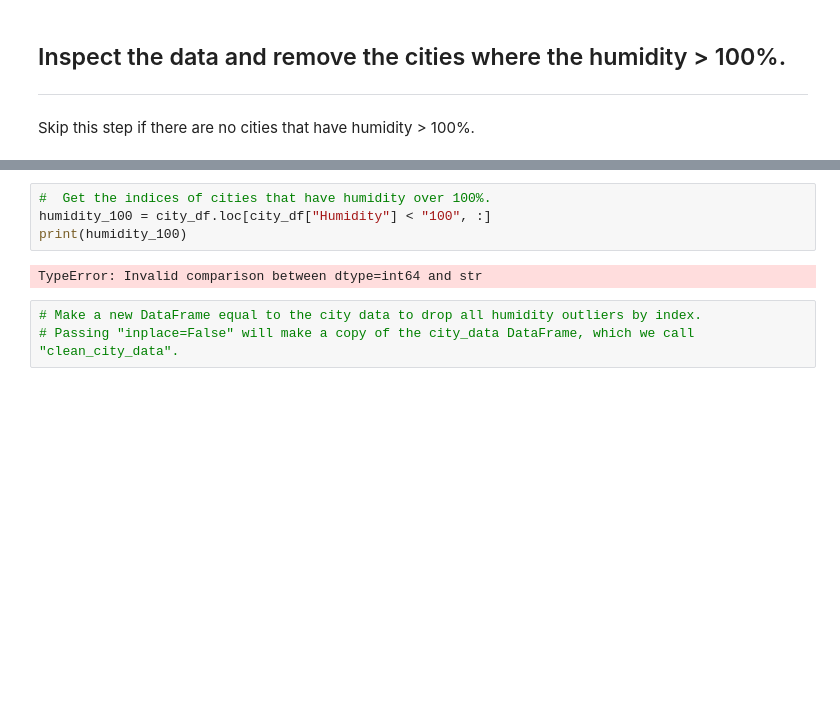
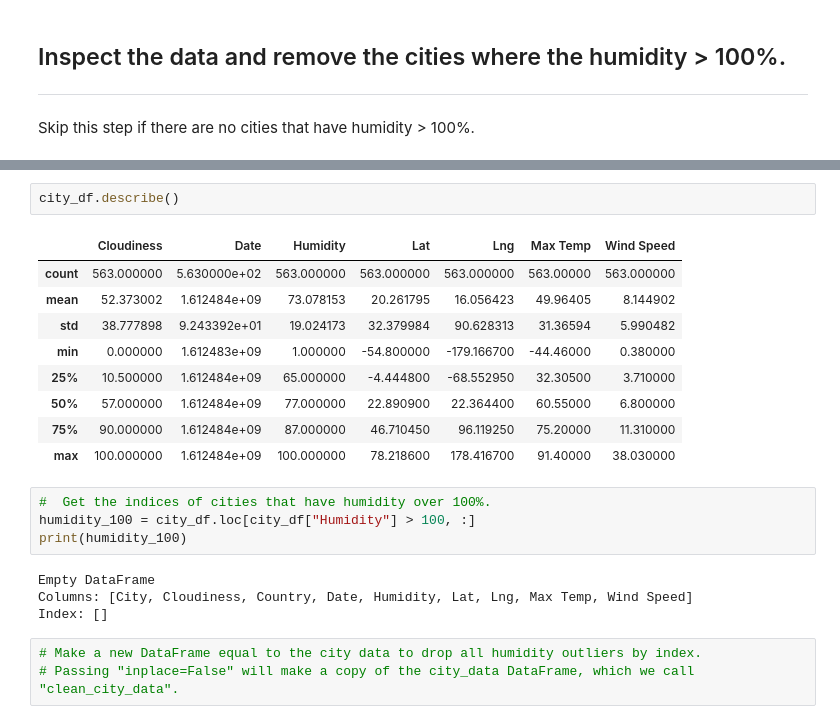
Before and after one commit to araethomp/python-api-challenge, a Jupyter notebook: WeatherPy.ipynb, the cells around one changed output, grey strips where cells are left out. Saved outputs shown, nothing was run; the diff lists cells and outputs as text; blank space fills up the shorter version.

Commit message:
loaded csv and created dataframe

```diff
--- a/WeatherPy.ipynb
+++ b/WeatherPy.ipynb
@@ -213,9 +189,23 @@ Name: Humidity, Length: 594, dtype: float64
+# %%
+city_df.describe()
+# %% [output]
+|  | Cloudiness | Date | Humidity | Lat | Lng | Max Temp | Wind Speed |
+| count | 563.000000 | 5.630000e+02 | 563.000000 | 563.000000 | 563.000000 | 563.00000 | 563.000000 |
+| mean | 52.373002 | 1.612484e+09 | 73.078153 | 20.261795 | 16.056423 | 49.96405 | 8.144902 |
+| std | 38.777898 | 9.243392e+01 | 19.024173 | 32.379984 | 90.628313 | 31.36594 | 5.990482 |
+| min | 0.000000 | 1.612483e+09 | 1.000000 | -54.800000 | -179.166700 | -44.46000 | 0.380000 |
+| 25% | 10.500000 | 1.612484e+09 | 65.000000 | -4.444800 | -68.552950 | 32.30500 | 3.710000 |
+| 50% | 57.000000 | 1.612484e+09 | 77.000000 | 22.890900 | 22.364400 | 60.55000 | 6.800000 |
+| 75% | 90.000000 | 1.612484e+09 | 87.000000 | 46.710450 | 96.119250 | 75.20000 | 11.310000 |
+| max | 100.000000 | 1.612484e+09 | 100.000000 | 78.218600 | 178.416700 | 91.40000 | 38.030000 |
 # %%
 #  Get the indices of cities that have humidity over 100%.
-humidity_100 = city_df.loc[city_df["Humidity"] < "100", :]
+humidity_100 = city_df.loc[city_df["Humidity"] > 100, :]
 print(humidity_100)
 # %% [output]
-TypeError: Invalid comparison between dtype=int64 and str
+Empty DataFrame
+Columns: [City, Cloudiness, Country, Date, Humidity, Lat, Lng, Max Temp, Wind Speed]
+Index: []
 # %%
 # Make a new DataFrame equal to the city data to drop all humidity outliers by index.
 # Passing "inplace=False" will make a copy of the city_data DataFrame, which we call "clean_city_data".
```
Also changed, not shown: parts of 10 cells of this notebook, 1 other file.
